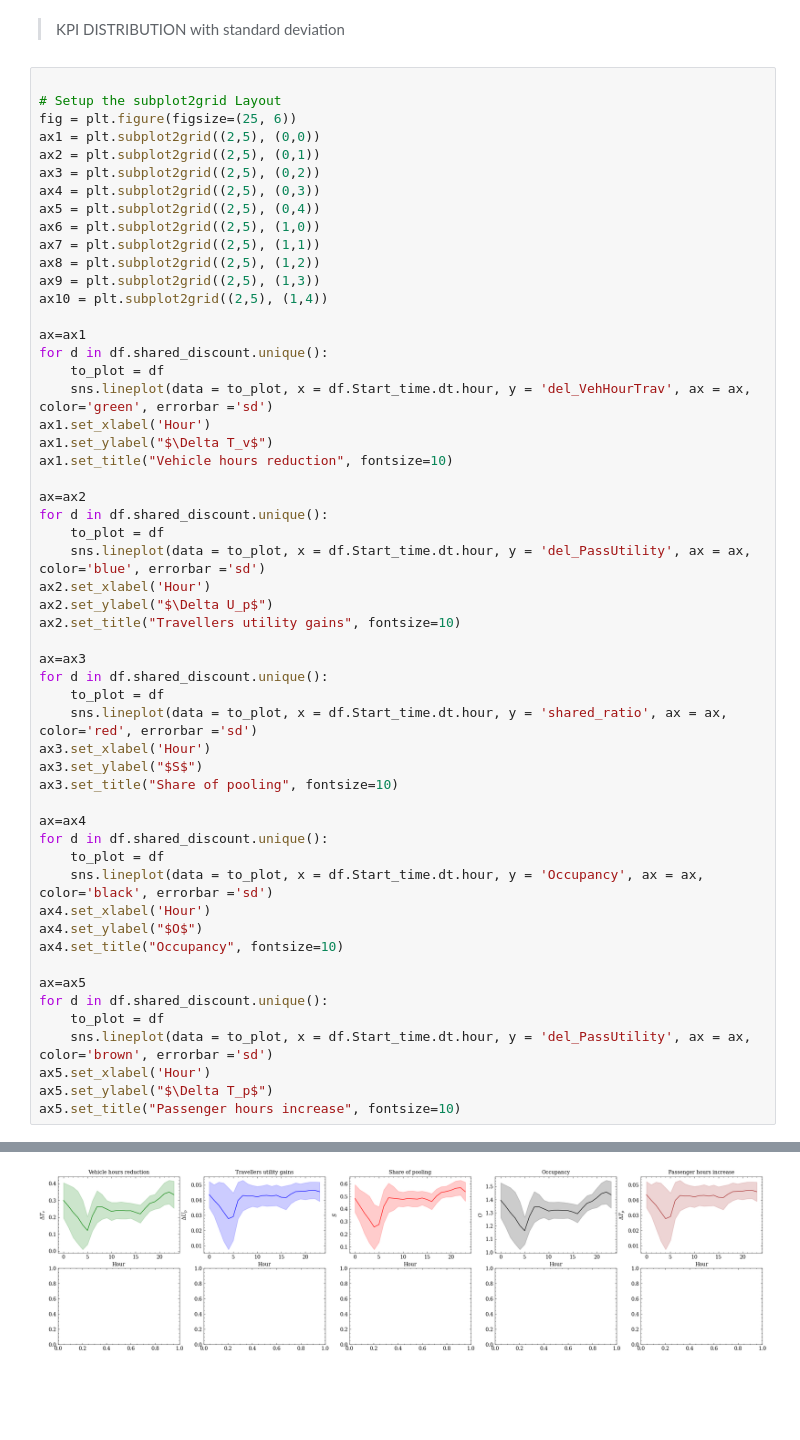
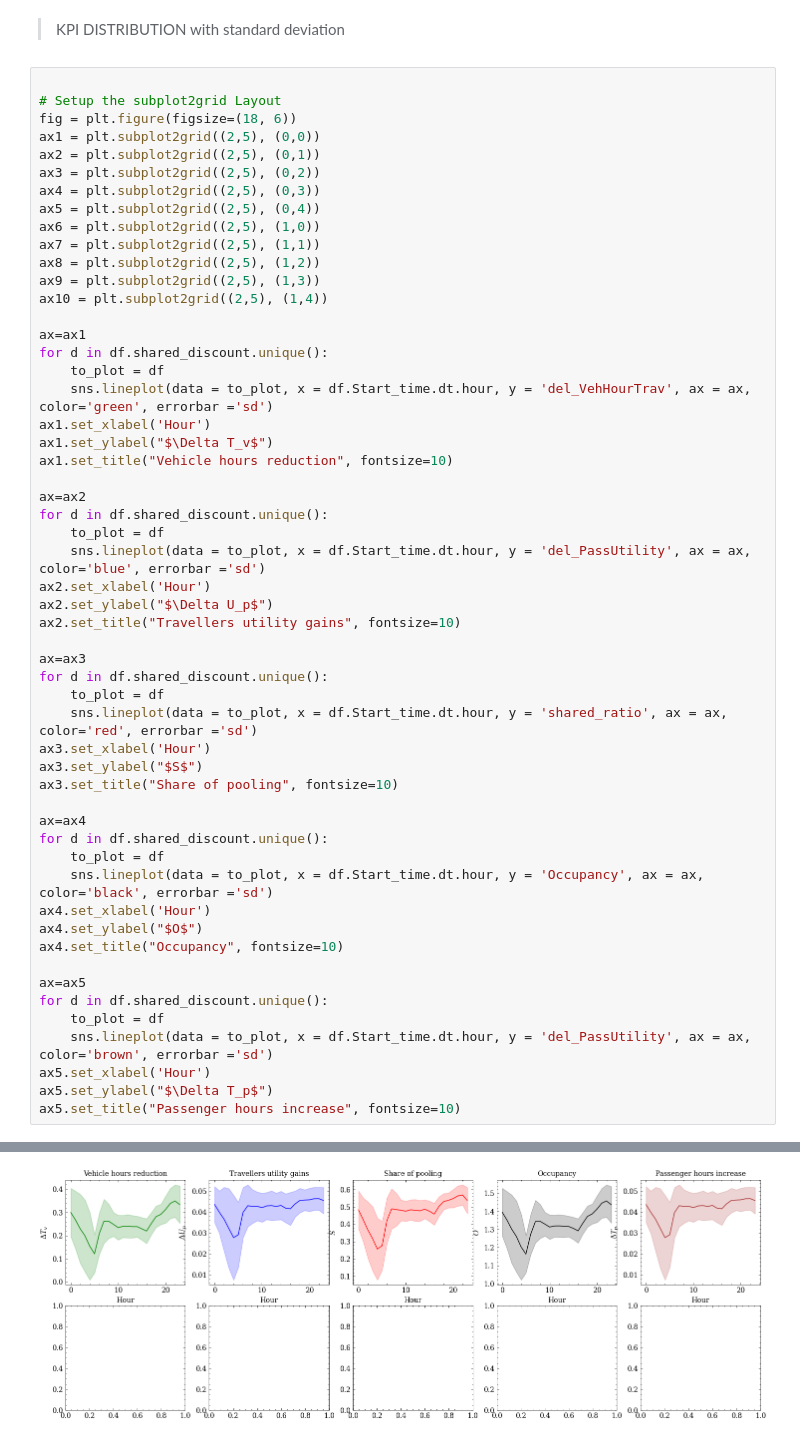
Before and after one commit to OlhaShulikaUJ/ExMAS-plotting, a Jupyter notebook: NYC KPI DA.ipynb, the cells around one changed output, grey strips where cells are left out. Drawn from its saved outputs; the diff is of its cells as text; blank space fills up the shorter version.

```diff
--- a/NYC KPI DA.ipynb
+++ b/NYC KPI DA.ipynb
@@ -99,7 +99,7 @@ Text(0.5, 0, 'Demand')
 # %%
 
 # Setup the subplot2grid Layout
-fig = plt.figure(figsize=(25, 6))
+fig = plt.figure(figsize=(18, 6))
 ax1 = plt.subplot2grid((2,5), (0,0))
 ax2 = plt.subplot2grid((2,5), (0,1))
 ax3 = plt.subplot2grid((2,5), (0,2))
@@ -125,31 +125,31 @@ for d in df.shared_discount.unique():
     sns.lineplot(data = to_plot, x = df.Start_time.dt.hour, y = 'del_PassUtility', ax = ax, color='blue', errorbar ='sd')
 ax2.set_xlabel('Hour')
 ax2.set_ylabel("$\Delta U_p$")
 ax2.set_title("Travellers utility gains", fontsize=10)
 
 ax=ax3
 for d in df.shared_discount.unique():
     to_plot = df
     sns.lineplot(data = to_plot, x = df.Start_time.dt.hour, y = 'shared_ratio', ax = ax, color='red', errorbar ='sd')
 ax3.set_xlabel('Hour')
 ax3.set_ylabel("$S$")
 ax3.set_title("Share of pooling", fontsize=10)
 
 ax=ax4
 for d in df.shared_discount.unique():
     to_plot = df
     sns.lineplot(data = to_plot, x = df.Start_time.dt.hour, y = 'Occupancy', ax = ax, color='black', errorbar ='sd')
 ax4.set_xlabel('Hour')
 ax4.set_ylabel("$O$")
 ax4.set_title("Occupancy", fontsize=10)
 
 ax=ax5
 for d in df.shared_discount.unique():
     to_plot = df
     sns.lineplot(data = to_plot, x = df.Start_time.dt.hour, y = 'del_PassUtility', ax = ax, color='brown', errorbar ='sd')
 ax5.set_xlabel('Hour')
 ax5.set_ylabel("$\Delta T_p$")
 ax5.set_title("Passenger hours increase", fontsize=10)
 # %% [output]
 Text(0.5, 1.0, 'Passenger hours increase')
-[figure, old version]
+[figure, new version]
```
